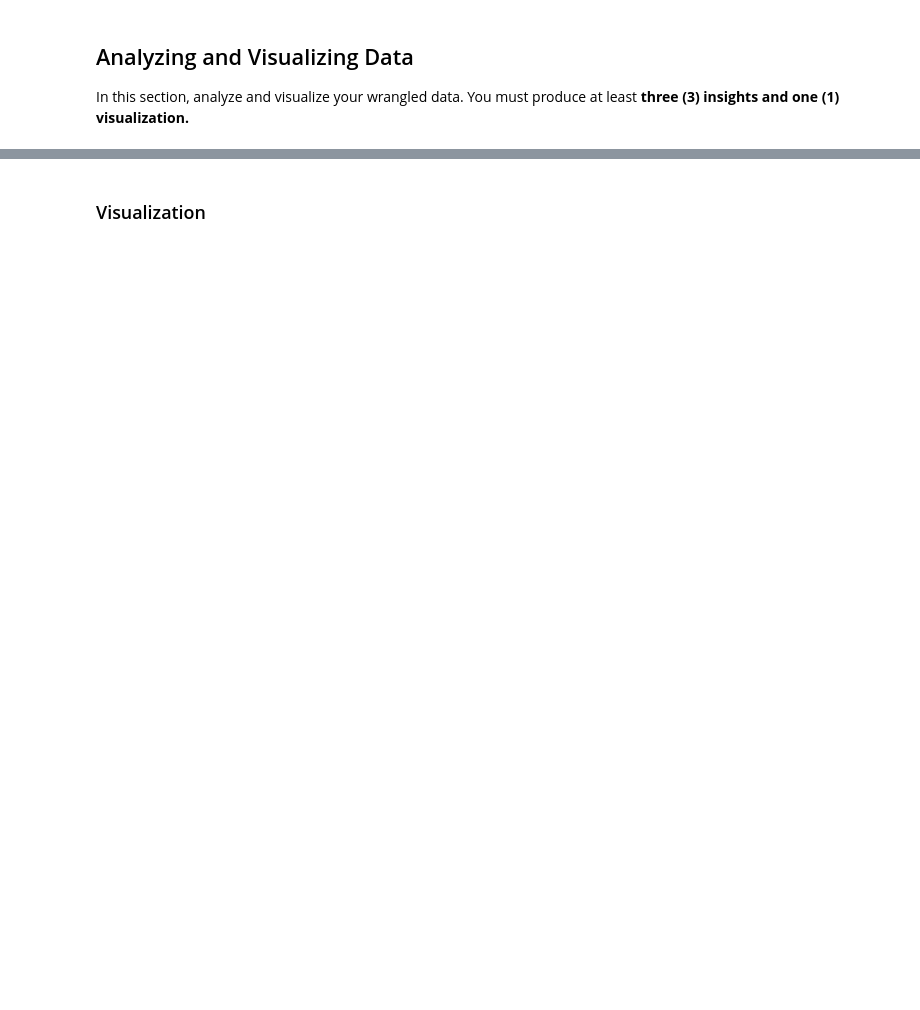
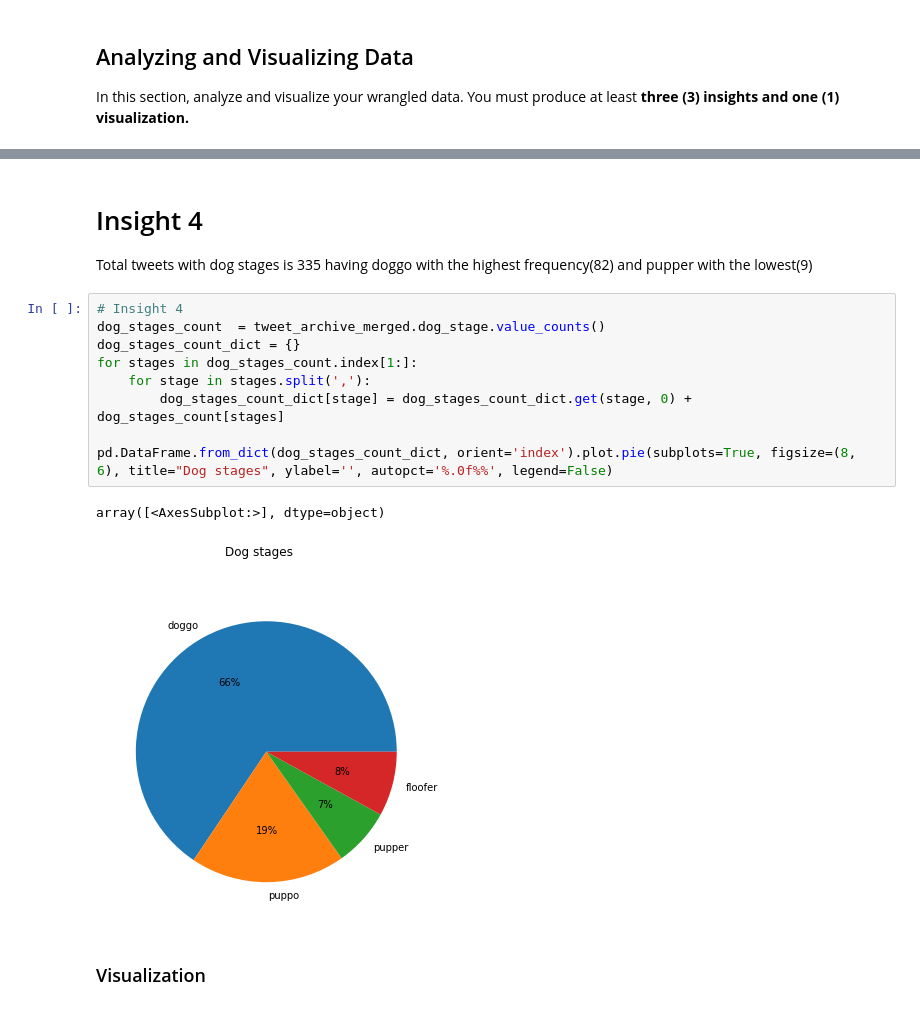
Before and after one commit to alabamustapha/WeRateDog, a Jupyter notebook: wrangle_act.ipynb, the cells around one changed output, grey strips where cells are left out. Cells and saved outputs as stored; diff of their text form; blank space fills up the shorter version.

```diff
--- a/wrangle_act.ipynb
+++ b/wrangle_act.ipynb
@@ -174,2 +687,18 @@ In this section, analyze and visualize your wrangled data. You must produce at l
+# %% [markdown]
+# Insight 4
+
+Total tweets with dog stages is 335 having doggo with the highest frequency(82) and pupper with the lowest(9)
+# %%
+# Insight 4
+dog_stages_count  = tweet_archive_merged.dog_stage.value_counts()
+dog_stages_count_dict = {}
+for stages in dog_stages_count.index[1:]:
+    for stage in stages.split(','):
+        dog_stages_count_dict[stage] = dog_stages_count_dict.get(stage, 0) + dog_stages_count[stages]
+
+pd.DataFrame.from_dict(dog_stages_count_dict, orient='index').plot.pie(subplots=True, figsize=(8, 6), title="Dog stages", ylabel='', autopct='%.0f%%', legend=False)
+# %% [output]
+array([<AxesSubplot:>], dtype=object)
+[figure, added]
 # %% [markdown]
 ### Visualization
```
Also changed, not shown: parts of 111 cells of this notebook, 4 other files.
